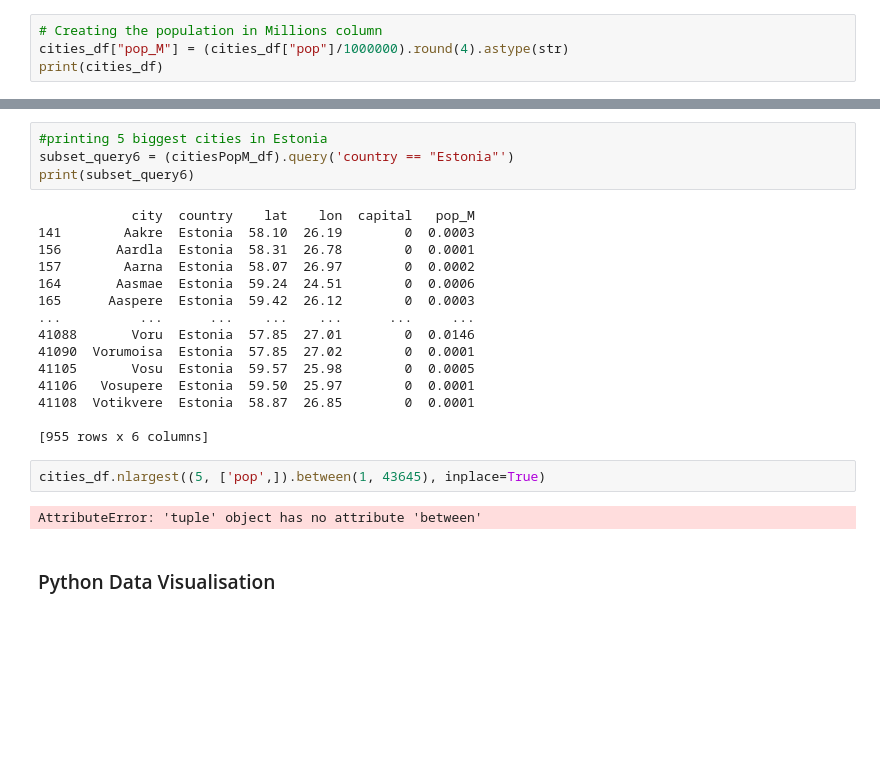
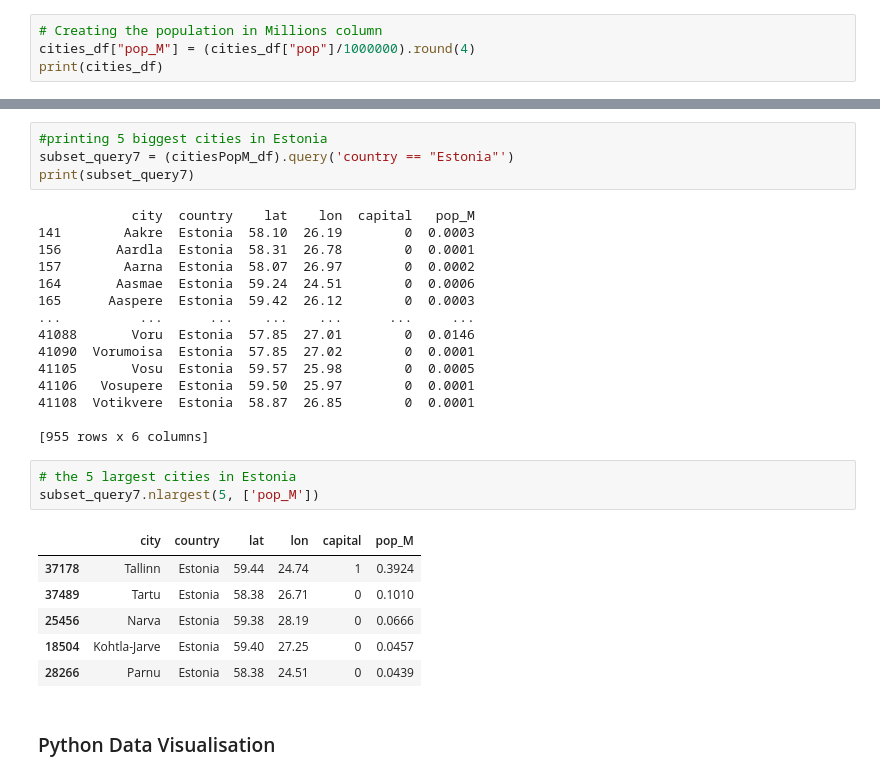
Before and after one commit to TomLE14/PY4SA23_Assignment, a Jupyter notebook: Assignment No 2 - Tom Lewis-Evans.ipynb, the cells around one changed output, grey strips where cells are left out. Drawn from its saved outputs; the diff is of its cells as text; blank space fills up the shorter version.

```diff
--- a/Assignment No 2 - Tom Lewis-Evans.ipynb
+++ b/Assignment No 2 - Tom Lewis-Evans.ipynb
@@ -178,7 +178,7 @@ cities_df.head(10)
 | 9 | 'Afif | Saudi Arabia | 41731 | 23.92 | 42.93 | 0 |
 # %%
 # Creating the population in Millions column
-cities_df["pop_M"] = (cities_df["pop"]/1000000).round(4).astype(str)
+cities_df["pop_M"] = (cities_df["pop"]/1000000).round(4)
 print(cities_df)
 # %% [output]
                      city       country     pop    lat    lon  capital   pop_M
@@ -232,8 +244,8 @@ subset_query6.head(10)
 | 36911 | Taaravainu | Estonia | 59.32 | 26.34 | 0 | 0.0001 |
 # %%
 #printing 5 biggest cities in Estonia
-subset_query6 = (citiesPopM_df).query('country == "Estonia"')
-print(subset_query6)
+subset_query7 = (citiesPopM_df).query('country == "Estonia"')
+print(subset_query7)
 # %% [output]
             city  country    lat    lon  capital   pop_M
 141        Aakre  Estonia  58.10  26.19        0  0.0003
@@ -249,10 +261,16 @@ print(subset_query6)
 41108  Votikvere  Estonia  58.87  26.85        0  0.0001
 
 [955 rows x 6 columns]
-# %%
-cities_df.nlargest((5, ['pop',]).between(1, 43645), inplace=True)
-# %% [output]
-AttributeError: 'tuple' object has no attribute 'between'
+# %%
+# the 5 largest cities in Estonia
+subset_query7.nlargest(5, ['pop_M'])
+# %% [output]
+|  | city | country | lat | lon | capital | pop_M |
+| 37178 | Tallinn | Estonia | 59.44 | 24.74 | 1 | 0.3924 |
+| 37489 | Tartu | Estonia | 58.38 | 26.71 | 0 | 0.1010 |
+| 25456 | Narva | Estonia | 59.38 | 28.19 | 0 | 0.0666 |
+| 18504 | Kohtla-Jarve | Estonia | 59.40 | 27.25 | 0 | 0.0457 |
+| 28266 | Parnu | Estonia | 58.38 | 24.51 | 0 | 0.0439 |
 # %% [markdown]
 ### Python Data Visualisation
 # %% [markdown]
```
Also changed, not shown: parts of 3 cells of this notebook.
